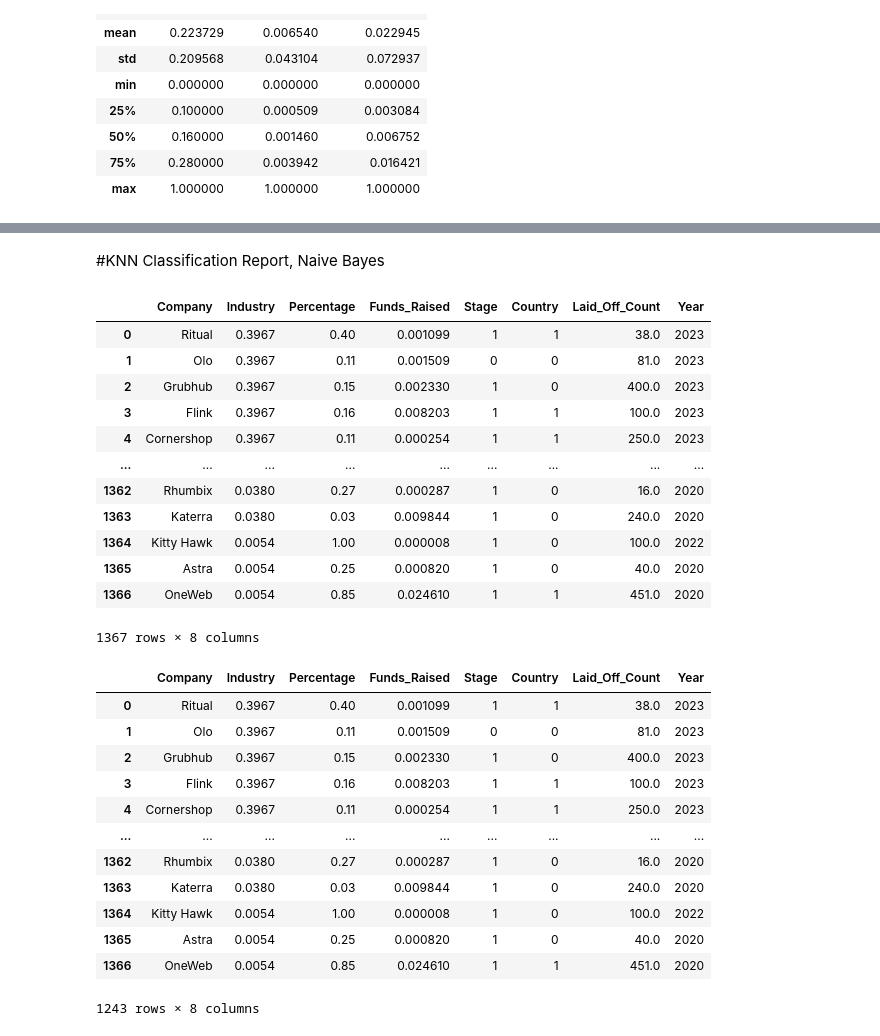
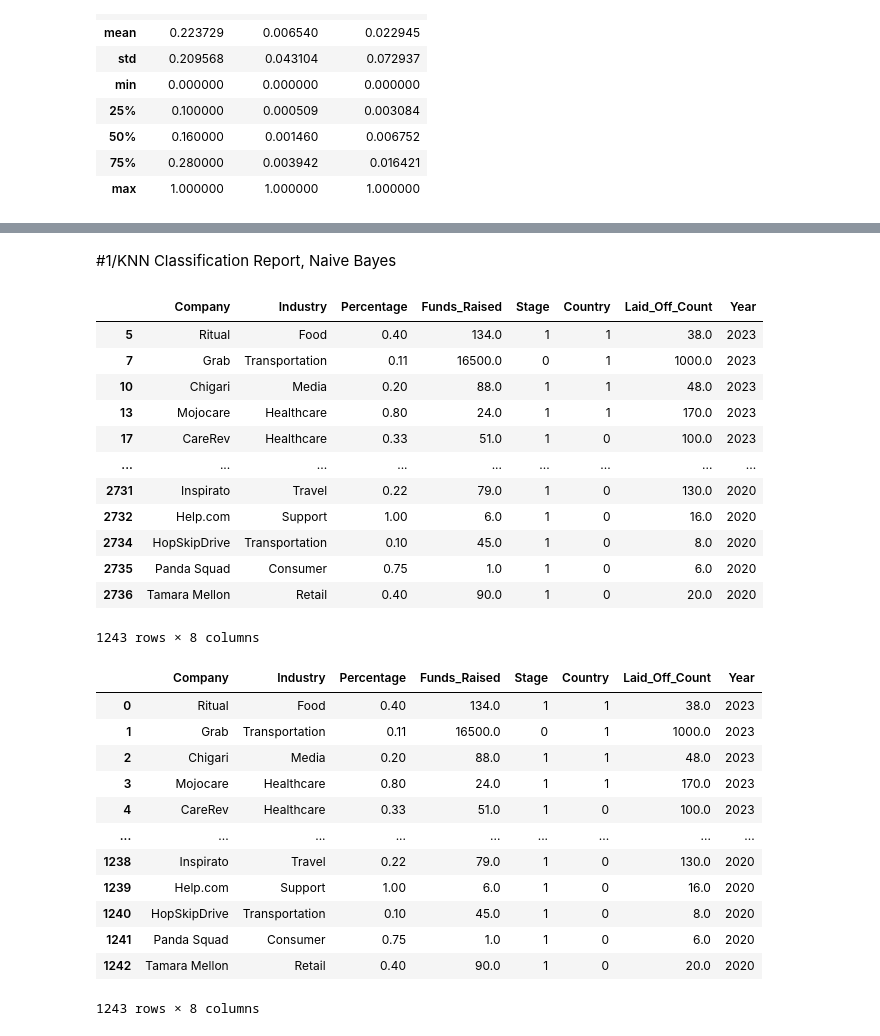
Before and after one commit to haduycattuong/DataMining-LayoffsDataset, a Jupyter notebook: Layoffs.ipynb, the cells around one changed output, grey strips where cells are left out. Saved outputs shown, nothing was run; the diff lists cells and outputs as text; code cells hidden in the pictures.

```diff
--- a/Layoffs.ipynb
+++ b/Layoffs.ipynb
@@ -250,3 +207,3 @@ See the caveats in the documentation: https://pandas.pydata.org/pandas-docs/stab
 # %% [markdown]
-#KNN Classification Report, Naive Bayes
+#1/KNN Classification Report, Naive Bayes
 # %%
@@ -257,36 +214,37 @@ df3.to_csv('/content/drive/MyDrive/Colab Notebooks/Layoffs/Layoffs_Cleaned_Final
 # %%
-df4 = pd.read_csv('/content/drive/MyDrive/Colab Notebooks/Layoffs/Layoffs_Cleaned_Final.csv', index_col = 0)
+df4 = pd.read_csv('/content/drive/MyDrive/Colab Notebooks/Layoffs/Layoffs_Cleaned.csv', index_col = 0)
 df4
 # %% [output]
 |  | Company | Industry | Percentage | Funds_Raised | Stage | Country | Laid_Off_Count | Year |
-| 0 | Ritual | 0.3967 | 0.40 | 0.001099 | 1 | 1 | 38.0 | 2023 |
-| 1 | Olo | 0.3967 | 0.11 | 0.001509 | 0 | 0 | 81.0 | 2023 |
-| 2 | Grubhub | 0.3967 | 0.15 | 0.002330 | 1 | 0 | 400.0 | 2023 |
-| 3 | Flink | 0.3967 | 0.16 | 0.008203 | 1 | 1 | 100.0 | 2023 |
-| 4 | Cornershop | 0.3967 | 0.11 | 0.000254 | 1 | 1 | 250.0 | 2023 |
+| 5 | Ritual | Food | 0.40 | 134.0 | 1 | 1 | 38.0 | 2023 |
+| 7 | Grab | Transportation | 0.11 | 16500.0 | 0 | 1 | 1000.0 | 2023 |
+| 10 | Chigari | Media | 0.20 | 88.0 | 1 | 1 | 48.0 | 2023 |
+| 13 | Mojocare | Healthcare | 0.80 | 24.0 | 1 | 1 | 170.0 | 2023 |
+| 17 | CareRev | Healthcare | 0.33 | 51.0 | 1 | 0 | 100.0 | 2023 |
 | ... | ... | ... | ... | ... | ... | ... | ... | ... |
-| 1362 | Rhumbix | 0.0380 | 0.27 | 0.000287 | 1 | 0 | 16.0 | 2020 |
-| 1363 | Katerra | 0.0380 | 0.03 | 0.009844 | 1 | 0 | 240.0 | 2020 |
-| 1364 | Kitty Hawk | 0.0054 | 1.00 | 0.000008 | 1 | 0 | 100.0 | 2022 |
-| 1365 | Astra | 0.0054 | 0.25 | 0.000820 | 1 | 0 | 40.0 | 2020 |
-| 1366 | OneWeb | 0.0054 | 0.85 | 0.024610 | 1 | 1 | 451.0 | 2020 |
+| 2731 | Inspirato | Travel | 0.22 | 79.0 | 1 | 0 | 130.0 | 2020 |
+| 2732 | Help.com | Support | 1.00 | 6.0 | 1 | 0 | 16.0 | 2020 |
+| 2734 | HopSkipDrive | Transportation | 0.10 | 45.0 | 1 | 0 | 8.0 | 2020 |
+| 2735 | Panda Squad | Consumer | 0.75 | 1.0 | 1 | 0 | 6.0 | 2020 |
+| 2736 | Tamara Mellon | Retail | 0.40 | 90.0 | 1 | 0 | 20.0 | 2020 |
-1367 rows × 8 columns
+1243 rows × 8 columns
 # %%
 data = df4.dropna()
+data = data.reset_index().drop('index', axis = 1)
 data
 # %% [output]
 |  | Company | Industry | Percentage | Funds_Raised | Stage | Country | Laid_Off_Count | Year |
-| 0 | Ritual | 0.3967 | 0.40 | 0.001099 | 1 | 1 | 38.0 | 2023 |
-| 1 | Olo | 0.3967 | 0.11 | 0.001509 | 0 | 0 | 81.0 | 2023 |
-| 2 | Grubhub | 0.3967 | 0.15 | 0.002330 | 1 | 0 | 400.0 | 2023 |
-| 3 | Flink | 0.3967 | 0.16 | 0.008203 | 1 | 1 | 100.0 | 2023 |
-| 4 | Cornershop | 0.3967 | 0.11 | 0.000254 | 1 | 1 | 250.0 | 2023 |
+| 0 | Ritual | Food | 0.40 | 134.0 | 1 | 1 | 38.0 | 2023 |
+| 1 | Grab | Transportation | 0.11 | 16500.0 | 0 | 1 | 1000.0 | 2023 |
+| 2 | Chigari | Media | 0.20 | 88.0 | 1 | 1 | 48.0 | 2023 |
+| 3 | Mojocare | Healthcare | 0.80 | 24.0 | 1 | 1 | 170.0 | 2023 |
+| 4 | CareRev | Healthcare | 0.33 | 51.0 | 1 | 0 | 100.0 | 2023 |
 | ... | ... | ... | ... | ... | ... | ... | ... | ... |
-| 1362 | Rhumbix | 0.0380 | 0.27 | 0.000287 | 1 | 0 | 16.0 | 2020 |
-| 1363 | Katerra | 0.0380 | 0.03 | 0.009844 | 1 | 0 | 240.0 | 2020 |
-| 1364 | Kitty Hawk | 0.0054 | 1.00 | 0.000008 | 1 | 0 | 100.0 | 2022 |
-| 1365 | Astra | 0.0054 | 0.25 | 0.000820 | 1 | 0 | 40.0 | 2020 |
-| 1366 | OneWeb | 0.0054 | 0.85 | 0.024610 | 1 | 1 | 451.0 | 2020 |
+| 1238 | Inspirato | Travel | 0.22 | 79.0 | 1 | 0 | 130.0 | 2020 |
+| 1239 | Help.com | Support | 1.00 | 6.0 | 1 | 0 | 16.0 | 2020 |
+| 1240 | HopSkipDrive | Transportation | 0.10 | 45.0 | 1 | 0 | 8.0 | 2020 |
+| 1241 | Panda Squad | Consumer | 0.75 | 1.0 | 1 | 0 | 6.0 | 2020 |
+| 1242 | Tamara Mellon | Retail | 0.40 | 90.0 | 1 | 0 | 20.0 | 2020 |
 1243 rows × 8 columns
 # %%
 data['Laid_Off_Rank'] = ""
```
Also changed, not shown: parts of 28 cells of this notebook.
